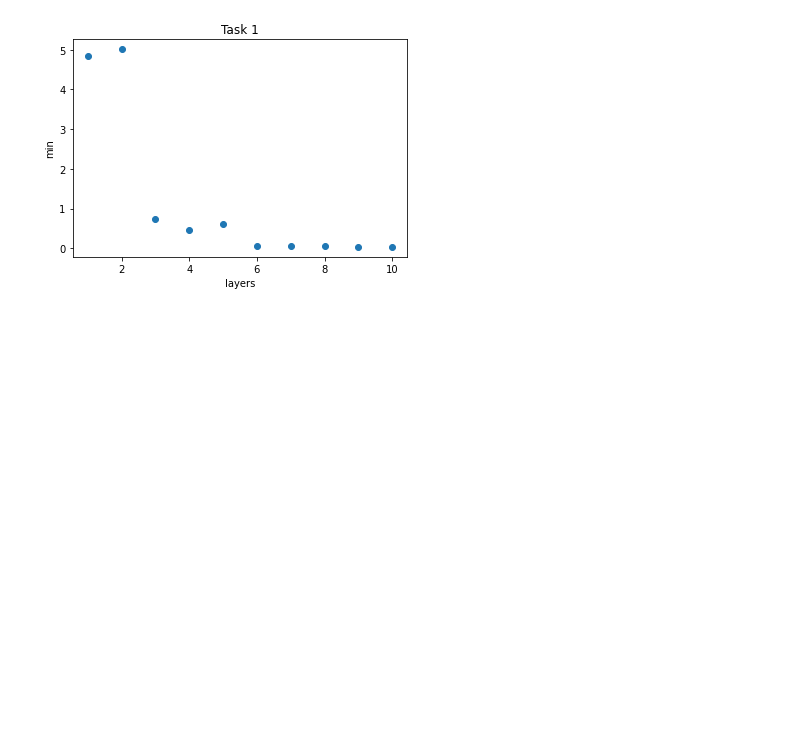
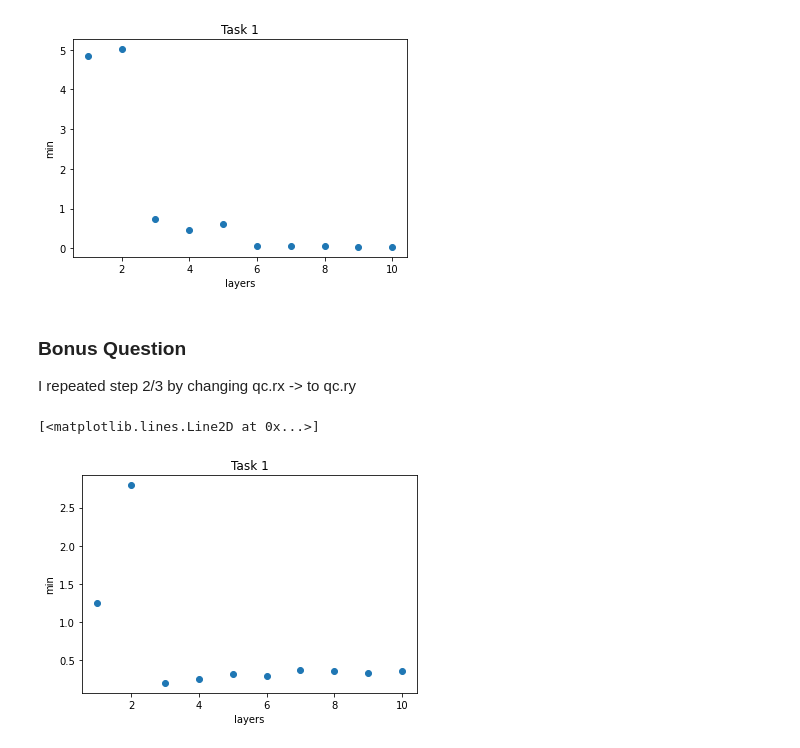
Before and after one commit to obarbier/qosf_screening_task, a Jupyter notebook: app.ipynb, the cells around one changed output. Drawn from its saved outputs; the diff is of its cells as text; code cells hidden in the pictures; blank space fills up the shorter version.

```diff
--- a/app.ipynb
+++ b/app.ipynb
@@ -69,3 +71,15 @@ plt.plot(x_axis ,y_axis, 'o' )
 # %% [output]
 [<matplotlib.lines.Line2D at 0x...>]
 [figure]
+# %% [markdown]
+### Bonus Question
+
+I repeated step 2/3 by changing qc.rx -> to qc.ry
+# %%
+plt.xlabel('layers')
+plt.ylabel('min')
+plt.title('Task 1')
+plt.plot(x_axis ,y_axis, 'o' )
+# %% [output]
+[<matplotlib.lines.Line2D at 0x...>]
+[figure, added]
```
Also changed, not shown: parts of 5 cells of this notebook, 1 other file.
